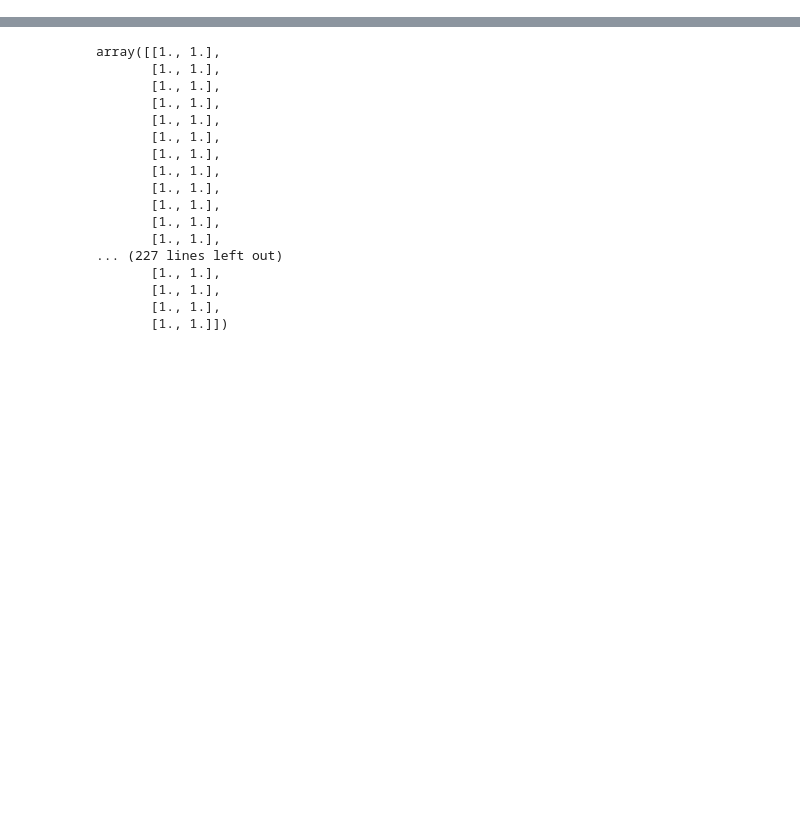
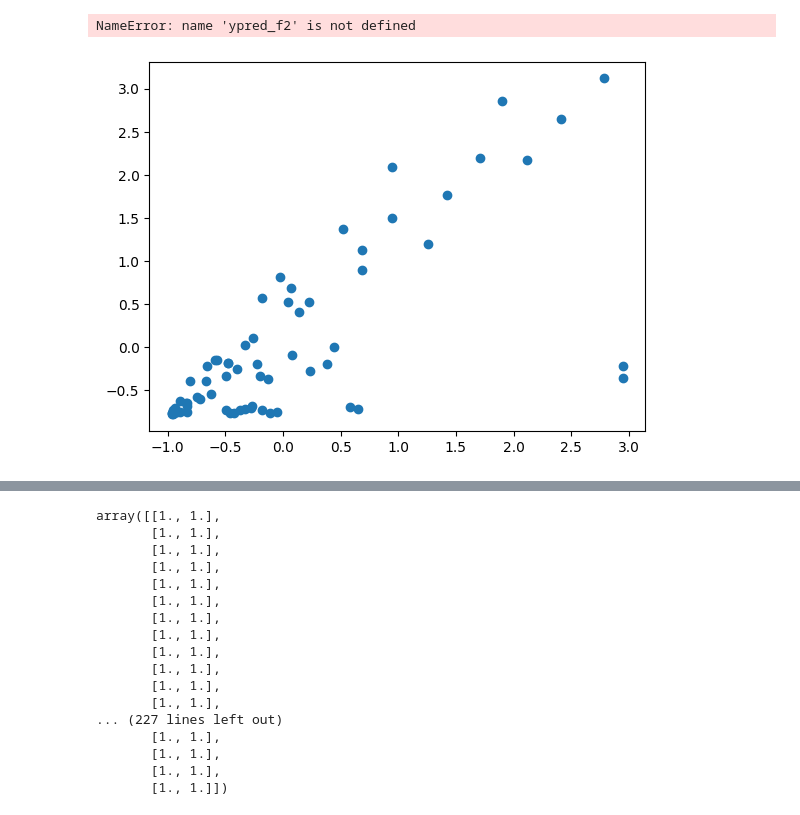
Before and after one commit to 100sjun/repos_python, a Jupyter notebook: Project/BMED/Bayesian Optimization_BMED.ipynb, the cells around one changed output, grey strips where cells are left out. Cells and saved outputs as stored; diff of their text form; code cells hidden in the pictures; blank space fills up the shorter version.

```diff
--- a/Project/BMED/Bayesian Optimization_BMED.ipynb
+++ b/Project/BMED/Bayesian Optimization_BMED.ipynb
@@ -106 +215,7 @@ def plot(X, y, model):
+# %%
+plt.scatter([i[4] for i in rzX],[i[1] for i in rzY],marker='o')
+plt.scatter([i[4] for i in rzX],ypred_f2,marker='x')
+# %% [output]
+NameError: name 'ypred_f2' is not defined
+[figure, added]
 # %%
```
Also changed, not shown: parts of 7 cells of this notebook.
